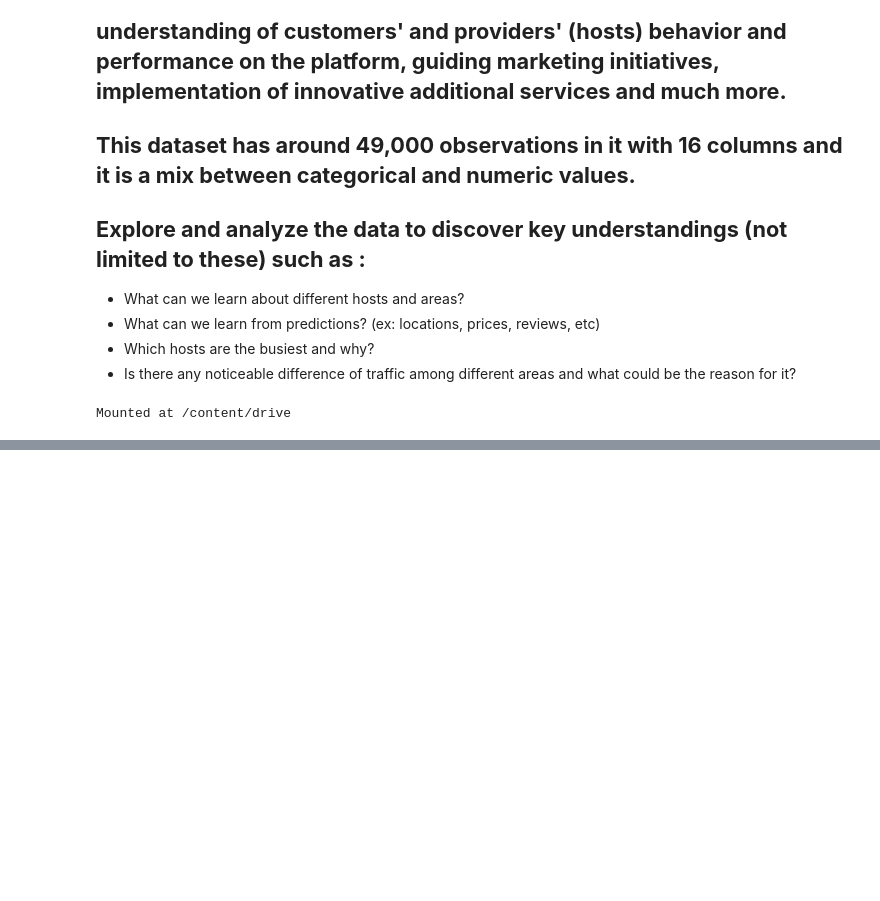
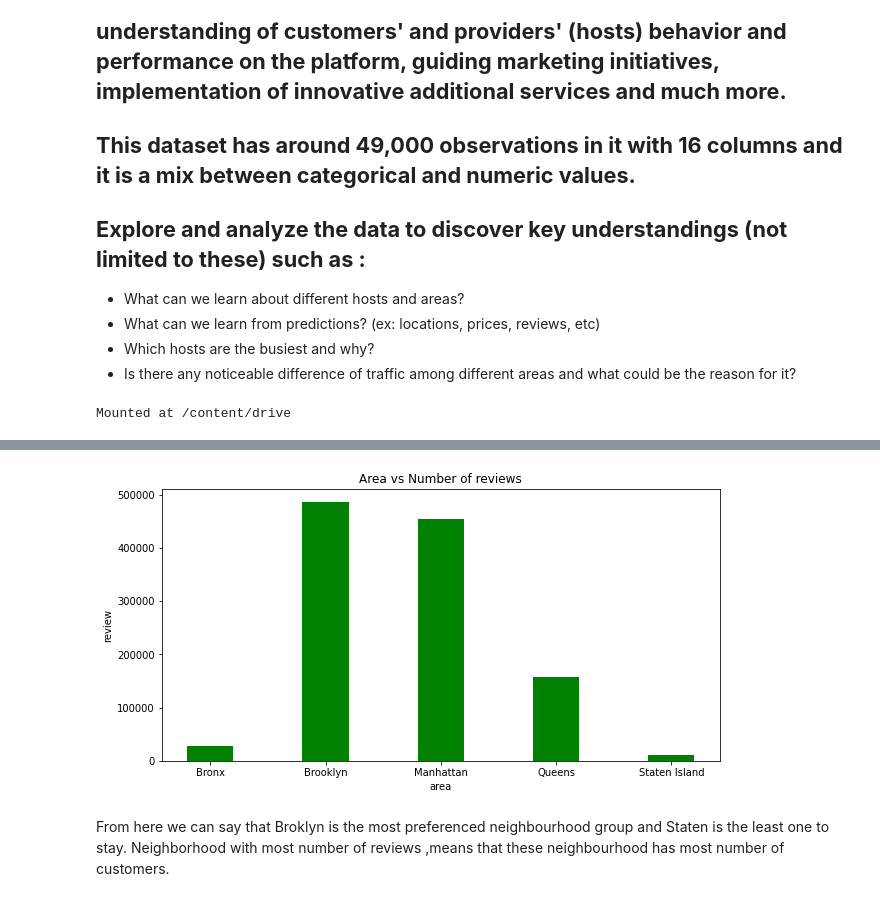
Before and after one commit to anshu57/Airbnb-booking-analysis, a Jupyter notebook: Airbnb_Bookings_Analysis_Capstone_Project.ipynb, the cells around one changed output, grey strips where cells are left out. Saved outputs shown, nothing was run; the diff lists cells and outputs as text; code cells hidden in the pictures; blank space fills up the shorter version.

Commit message:
Upto Area vs reviews

```diff
--- a/Airbnb_Bookings_Analysis_Capstone_Project.ipynb
+++ b/Airbnb_Bookings_Analysis_Capstone_Project.ipynb
@@ -36,0 +120,3 @@ df.head(10)
+# %%
+areas_reviews = df.groupby(['neighbourhood_group'])['number_of_reviews'].sum().reset_index()
+areas_reviews
@@ -36,0 +130,21 @@ df.head(10)
+# %%
+# Bar graph to show the no. of reviews for a particular area.
+
+area = areas_reviews['neighbourhood_group']
+review = areas_reviews['number_of_reviews']
+
+fig = plt.figure(figsize = (10, 5))
+
+# creating the bar plot
+plt.bar(area, review, color ='green',
+        width = 0.4)
+
+plt.xlabel("area")
+plt.ylabel("review")
+plt.title("Area vs Number of reviews")
+plt.show()
+# %% [output]
+[figure, added]
+# %% [markdown]
+From here we can say that Broklyn is the most preferenced neighbourhood group and Staten is the least one to stay.
+Neighborhood with most number of reviews ,means that these neighbourhood has most number of customers.
```
Also changed, not shown: parts of 16 cells of this notebook.
